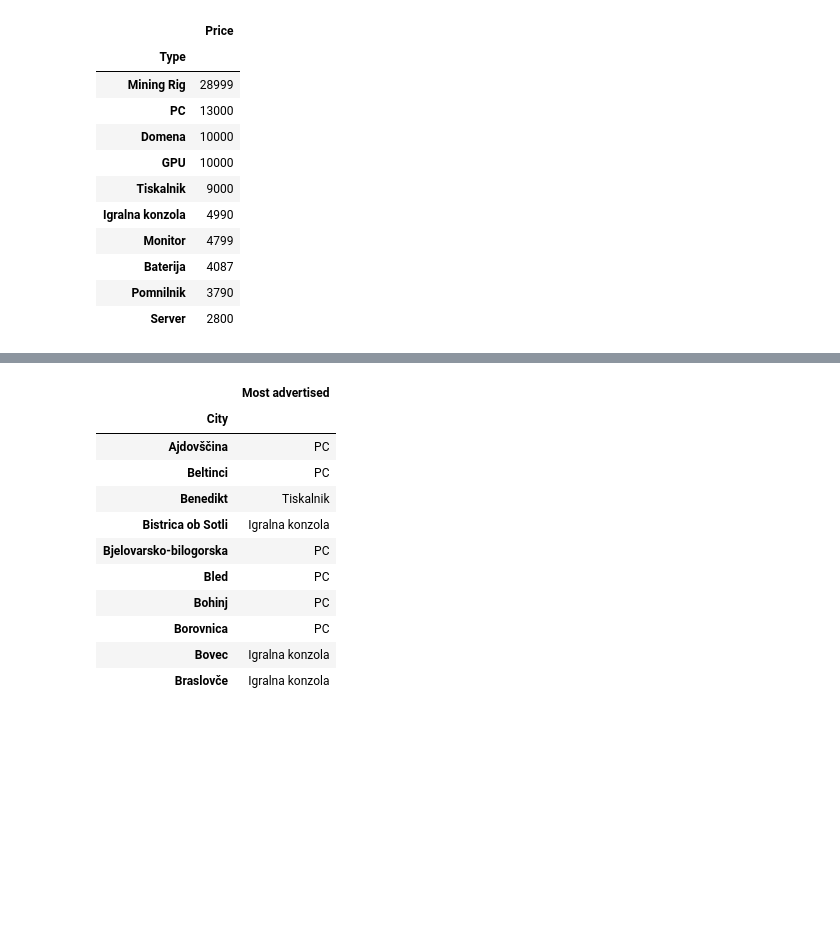
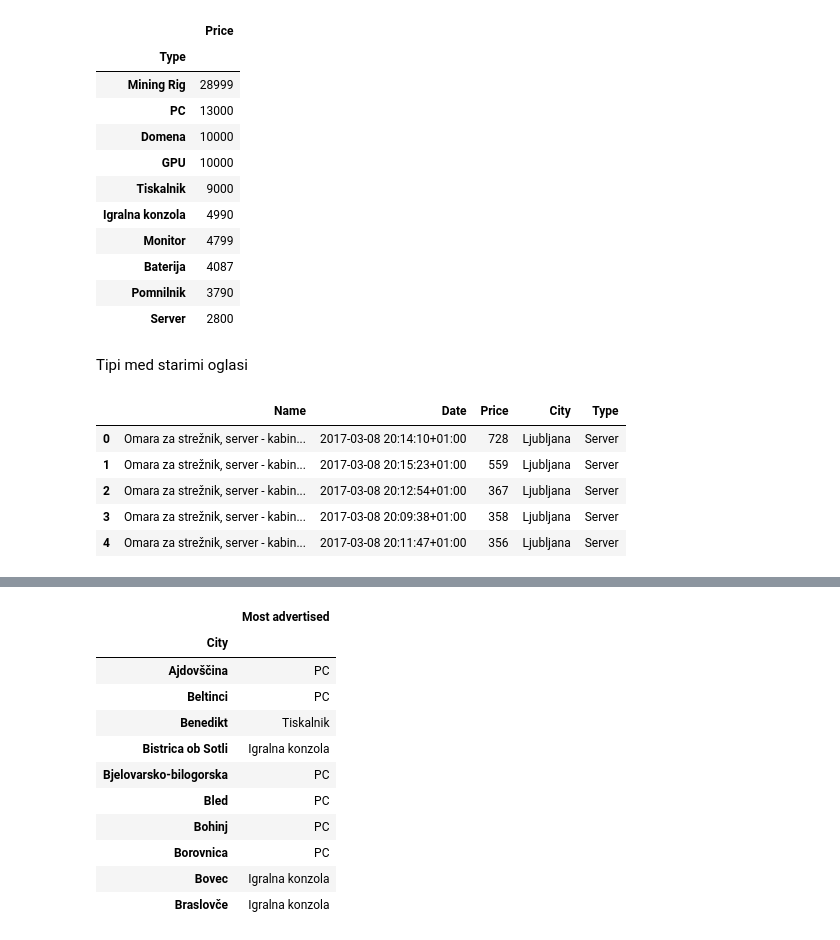
Before and after one commit to JakobPogacnikSouvent/bolha-racunalnistvo-advert-analysis, a Jupyter notebook: analiza.ipynb, the cells around one changed output, grey strips where cells are left out. Saved outputs shown, nothing was run; the diff lists cells and outputs as text; code cells hidden in the pictures; blank space fills up the shorter version.

```diff
--- a/analiza.ipynb
+++ b/analiza.ipynb
@@ -919,3 +937,15 @@ max_value_by_type.head(10)
 | Baterija | 4087 |
 | Pomnilnik | 3790 |
 | Server | 2800 |
+# %% [markdown]
+Tipi med starimi oglasi
+# %%
+stari_oglasi = data[data.Date < END_DATE].reset_index(drop=True)
+stari_oglasi.head()
+# %% [output]
+|  | Name | Date | Price | City | Type |
+| 0 | Omara za strežnik, server - kabin... | 2017-03-08 20:14:10+01:00 | 728 | Ljubljana | Server |
+| 1 | Omara za strežnik, server - kabin... | 2017-03-08 20:15:23+01:00 | 559 | Ljubljana | Server |
+| 2 | Omara za strežnik, server - kabin... | 2017-03-08 20:12:54+01:00 | 367 | Ljubljana | Server |
+| 3 | Omara za strežnik, server - kabin... | 2017-03-08 20:09:38+01:00 | 358 | Ljubljana | Server |
+| 4 | Omara za strežnik, server - kabin... | 2017-03-08 20:11:47+01:00 | 356 | Ljubljana | Server |
```
Also changed, not shown: parts of 9 cells of this notebook.
